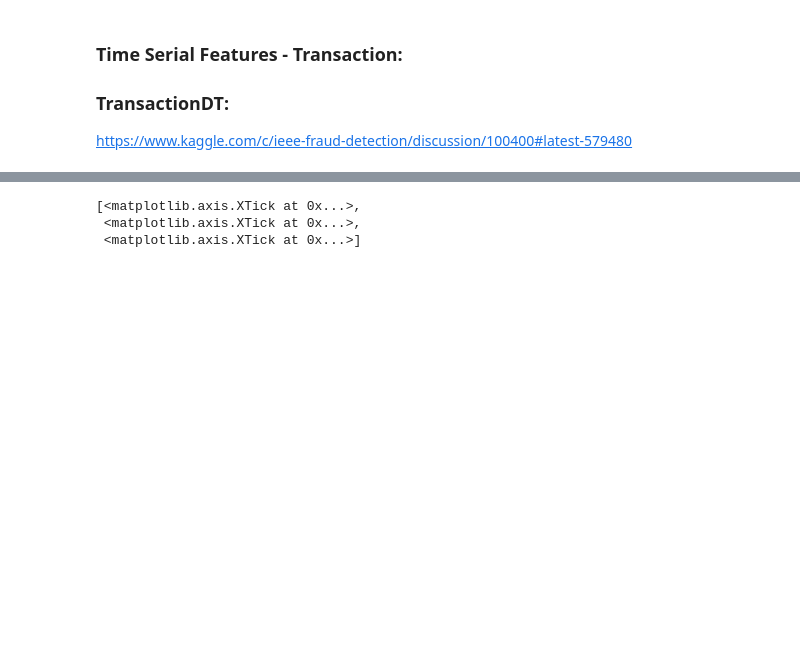
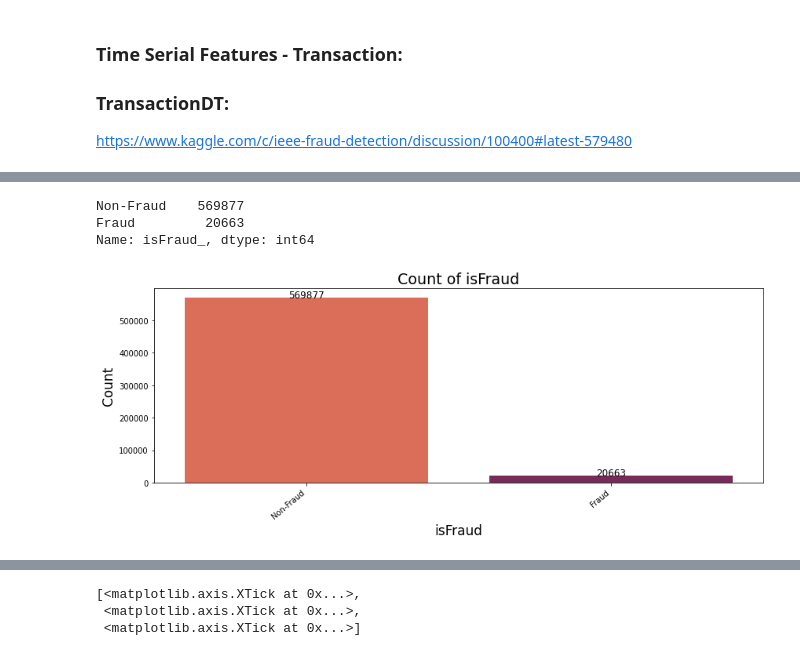
Before and after one commit to ElifKarakutukDinc/IEEE-CIS-Fraud-Detection, a Jupyter notebook: EDA.ipynb, the cells around one changed output, grey strips where cells are left out. Drawn from its saved outputs; the diff is of its cells as text; code cells hidden in the pictures; blank space fills up the shorter version.

Commit message:
changed countplot_viz function. added the changing in EDA file.

```diff
--- a/EDA.ipynb
+++ b/EDA.ipynb
@@ -646,13 +637,3 @@ Name: TransactionAmt_zscore_outlier, dtype: int64
 ### Time Serial Features - Transaction:
 ### TransactionDT:
 https://www.kaggle.com/c/ieee-fraud-detection/discussion/100400#latest-579480
-# %%
-START_DATE = "2017-12-01"
-startdate = datetime.datetime.strptime(START_DATE, "%Y-%m-%d")
-train_transaction["Date"] = train_transaction["TransactionDT"].apply(
-    lambda x: (startdate + datetime.timedelta(seconds=x))
-)
-
-train_transaction["Weekdays"] = train_transaction["Date"].dt.dayofweek
-train_transaction["Hours"] = train_transaction["Date"].dt.hour
-train_transaction["Days"] = train_transaction["Date"].dt.day
@@ -666,0 +664,17 @@ train_transaction.head(3)
+# %%
+train_transaction.isFraud_.value_counts()
+# %% [output]
+Non-Fraud    569877
+Fraud         20663
+Name: isFraud_, dtype: int64
+# %%
+countplot_viz(
+    train_transaction,
+    "isFraud_",
+    "isFraud",
+    "Count",
+    "Count of isFraud",
+    palette="rocket_r",
+)
+# %% [output]
+[figure, added]
```
Also changed, not shown: parts of 25 cells of this notebook, 3 other files.
